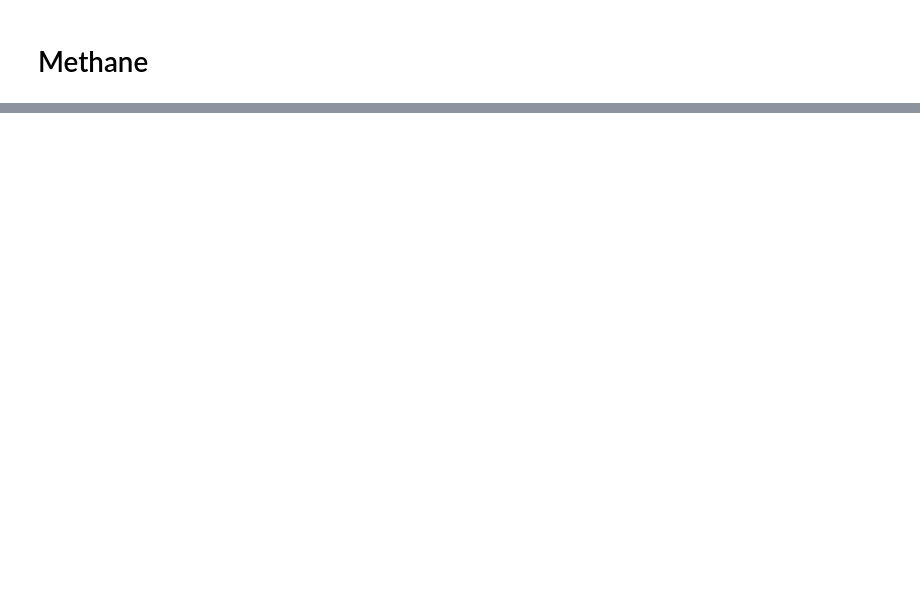
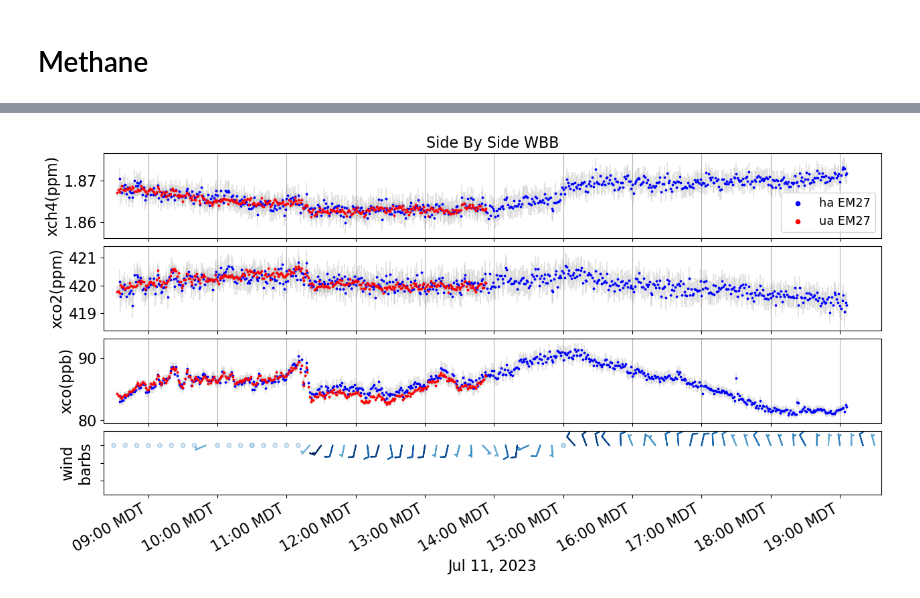
Before and after one commit to agmeyer4/Atmos_Column, a Jupyter notebook: atmos_column/ipynbs/oct2023_oco_presentation.ipynb, the cells around one changed output, grey strips where cells are left out. Cells and saved outputs as stored; diff of their text form; code cells hidden in the pictures; blank space fills up the shorter version.

```diff
--- a/atmos_column/ipynbs/oct2023_oco_presentation.ipynb
+++ b/atmos_column/ipynbs/oct2023_oco_presentation.ipynb
@@ -1451,0 +1477,14 @@ KeyError: 'xco2(ppm)'
+# %%
+wbb_data_path = '/uufs/chpc.utah.edu/common/home/u0890904/LAIR_1/Data/met/wbb/'
+wbb_resample_interval = 'T'
+wbb_met_df = read_all_wbb_to_df(wbb_data_path,wbb_resample_interval)
+wbb_met_df_mini = wbb_met_df[['pressure','temp','ws','wd','u','v']]
+
+trisonica_data_path = '/uufs/chpc.utah.edu/common/home/lin-group15/agm/em27/ua/inst_data/met/trisonica_anem/'
+trisonica_resample_interval = 'T'
+trisonica_df = read_all_trisonica_to_df(trisonica_data_path,trisonica_resample_interval)
+dbk_met_df_mini = trisonica_df[['P','T','ws','wd','U','V']]
+dbk_met_df_mini = dbk_met_df_mini.rename(columns={'P':'pressure','T':'temp','U':'u','V':'v'})
+
+ws_thresh_for_wd = 1.0
+dbk_met_df_mini['wd'] = dbk_met_df_mini.apply(lambda row: row['wd'] if row['ws']>ws_thresh_for_wd else np.nan,axis = 1)
@@ -1451,0 +1652,13 @@ KeyError: 'xco2(ppm)'
+# %%
+fig_id = 'em27_07112023'
+before_hours = 0.2
+after_hours = 0.5
+
+date = datetime.date(year=2023,month=7,day=11)
+sub_oof_dfs,wbb_met_single,dbk_met_single = create_singleday_data(date,oof_dfs,wbb_met_df_mini,dbk_met_df_mini)
+fig = day_plot_mpl(sub_oof_dfs,wbb_met_single,dbk_met_single,before_hours,after_hours,rolling_line = False,
+                   windmode = 10,leg_loc='lower right')
+fig_name = f'{fig_id}.png'
+fig.savefig(os.path.join(figures_path,fig_name),dpi=500)
+# %% [output]
+[figure, added]
```
Also changed, not shown: parts of 21 cells of this notebook, 7 other files.
